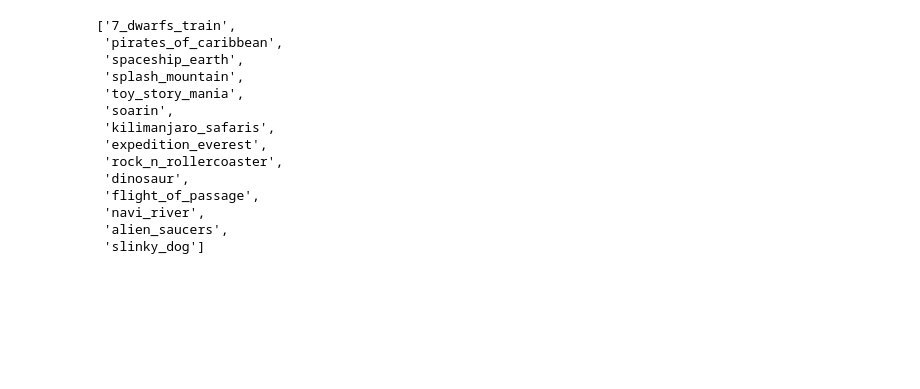
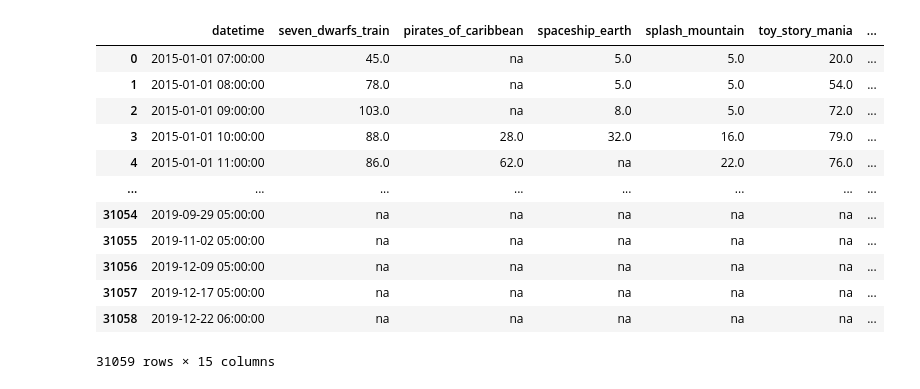
Before and after one commit to clinthoke/Capstone, a Jupyter notebook: code/03 Attractions by Park.ipynb, the cells around one changed output. Saved outputs shown, nothing was run; the diff lists cells and outputs as text; code cells hidden in the pictures; blank space fills up the shorter version.

```diff
--- a/code/03 Attractions by Park.ipynb
+++ b/code/03 Attractions by Park.ipynb
@@ -57,17 +61,17 @@ memory usage: 5.7+ MB
-# %%
-rides
-# %% [output]
-['7_dwarfs_train',
- 'pirates_of_caribbean',
- 'spaceship_earth',
- 'splash_mountain',
- 'toy_story_mania',
- 'soarin',
- 'kilimanjaro_safaris',
- 'expedition_everest',
- 'rock_n_rollercoaster',
- 'dinosaur',
- 'flight_of_passage',
- 'navi_river',
- 'alien_saucers',
- 'slinky_dog']
+# %%
+attractions.rename(columns={'7_dwarfs_train':'seven_dwarfs_train'}, inplace=True)
+attractions
+# %% [output]
+|  | datetime | seven_dwarfs_train | pirates_of_caribbean | spaceship_earth | splash_mountain | toy_story_mania | ... |
+| 0 | 2015-01-01 07:00:00 | 45.0 | na | 5.0 | 5.0 | 20.0 | ... |
+| 1 | 2015-01-01 08:00:00 | 78.0 | na | 5.0 | 5.0 | 54.0 | ... |
+| 2 | 2015-01-01 09:00:00 | 103.0 | na | 8.0 | 5.0 | 72.0 | ... |
+| 3 | 2015-01-01 10:00:00 | 88.0 | 28.0 | 32.0 | 16.0 | 79.0 | ... |
+| 4 | 2015-01-01 11:00:00 | 86.0 | 62.0 | na | 22.0 | 76.0 | ... |
+| ... | ... | ... | ... | ... | ... | ... | ... |
+| 31054 | 2019-09-29 05:00:00 | na | na | na | na | na | ... |
+| 31055 | 2019-11-02 05:00:00 | na | na | na | na | na | ... |
+| 31056 | 2019-12-09 05:00:00 | na | na | na | na | na | ... |
+| 31057 | 2019-12-17 05:00:00 | na | na | na | na | na | ... |
+| 31058 | 2019-12-22 06:00:00 | na | na | na | na | na | ... |
+31059 rows × 15 columns
```
Also changed, not shown: parts of 8 cells of this notebook, 43 other files.
